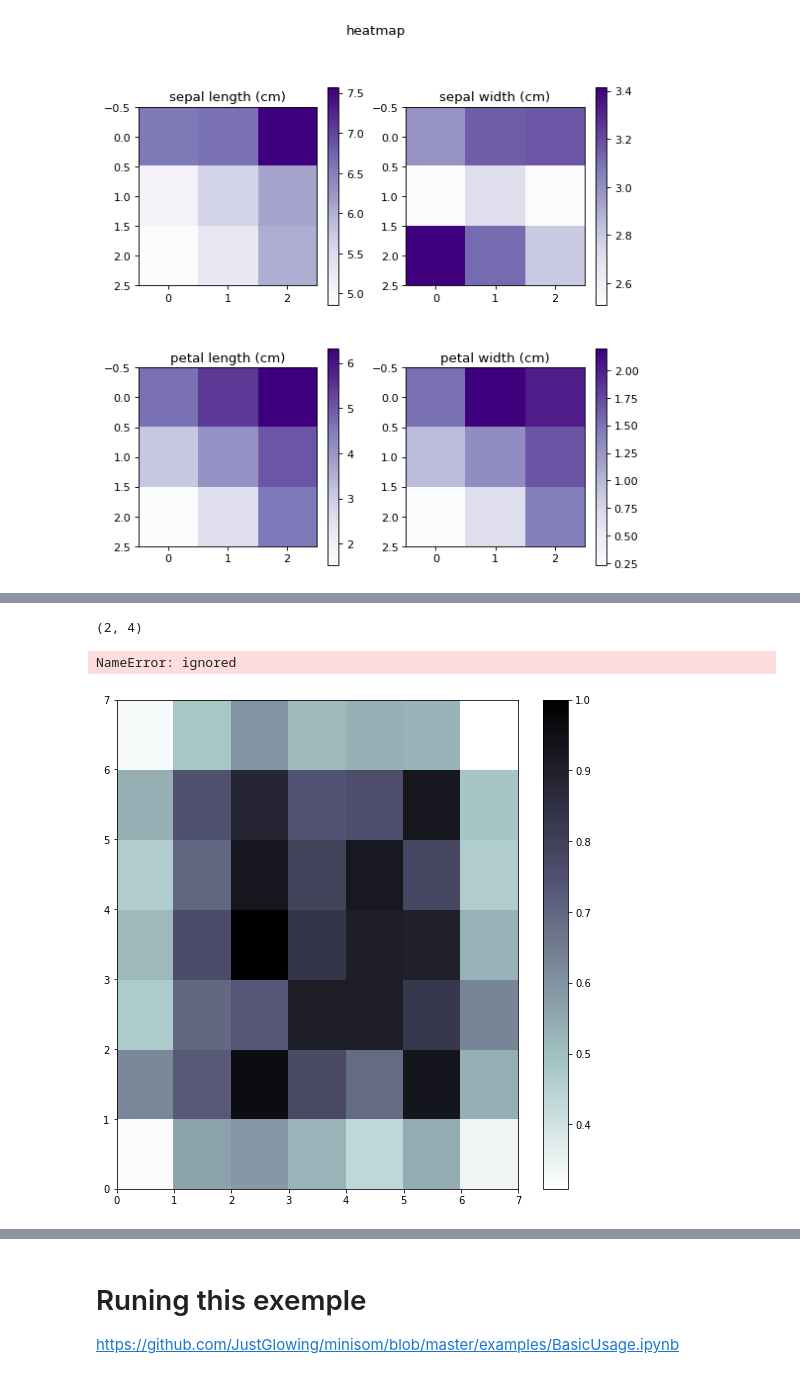
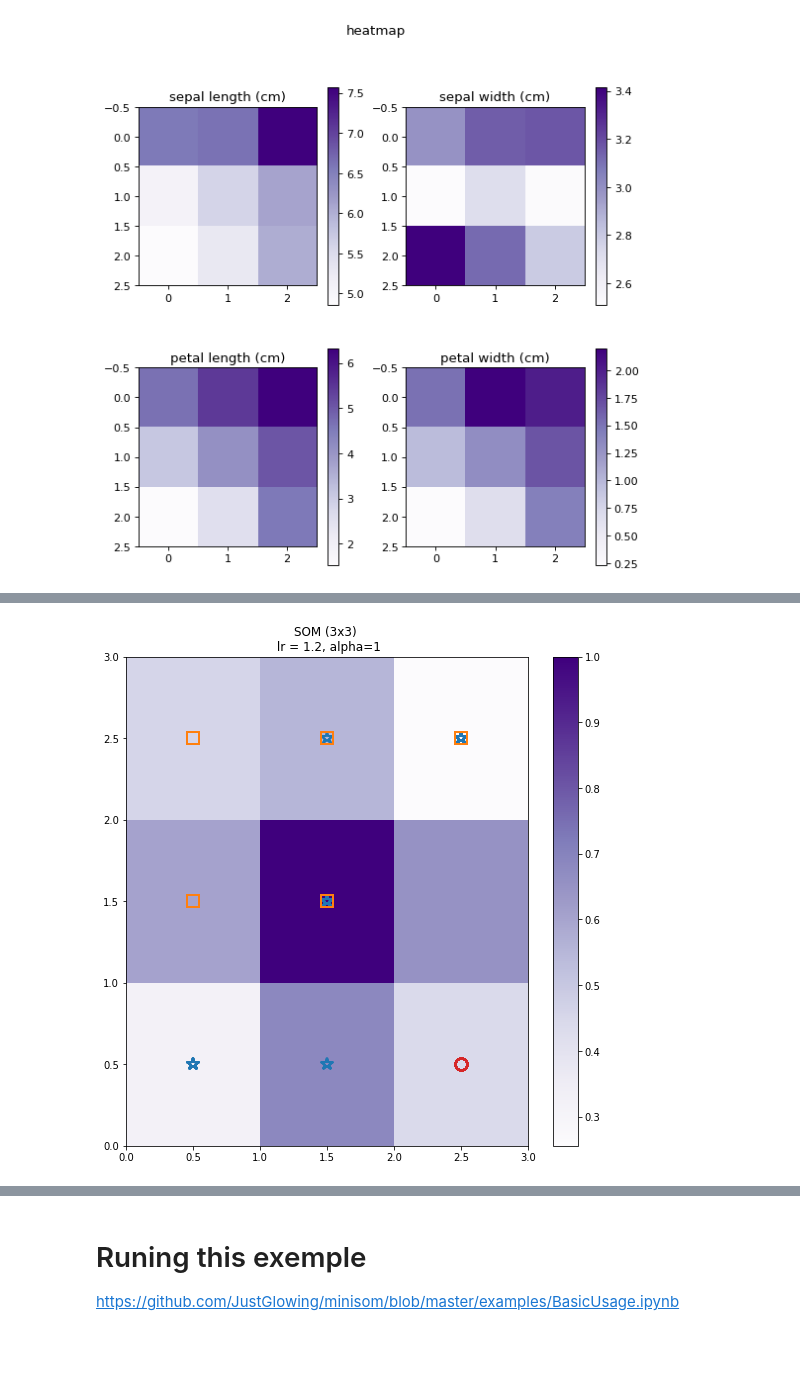
Before and after one commit to barauna-lo/Neurocomputing, a Jupyter notebook: Project_02_SOM.ipynb, the cells around one changed output, grey strips where cells are left out. Cells and saved outputs as stored; diff of their text form; code cells hidden in the pictures; blank space fills up the shorter version.

```diff
--- a/Project_02_SOM.ipynb
+++ b/Project_02_SOM.ipynb
@@ -171,9 +133,0 @@ np.random.seed(RANDOM_STATE)
-# %%
-
-iris = sklearn.datasets.load_iris()
-# %%
-iris = sklearn.datasets.load_iris()
-df = pd.DataFrame(iris.data, columns = iris.feature_names)
-df['label'] = [iris.target_names[i] for i in iris.target]
-
-sns.pairplot(df, hue = 'label')
@@ -206,4 +133,0 @@ som.train(data, 100) # trains the SOM with 100 iterations
-# %%
-som.winner(data[0])
-# %% [output]
-(2, 4)
@@ -222,23 +134,22 @@ with open('som.p', 'rb') as infile:
 # %%
-import matplotlib.pyplot as plt
-%matplotlib inline
-
+som = som_iris33
+data = iris.data
+target = iris.target
 plt.figure(figsize=(9, 9))
 
-plt.pcolor(som.distance_map().T, cmap='bone_r')  # plotting the distance map as background
+plt.pcolor(som.distance_map().T, cmap='Purples')  # plotting the distance map as background
 plt.colorbar()
 
 # Plotting the response for each pattern in the iris dataset
 # different colors and markers for each label
-markers = ['o', 's', 'D']
-colors = ['C0', 'C1', 'C2']
+markers = ['*', 's', 'D','o']
+colors = ['C0', 'C1', 'C2','C3']
 for cnt, xx in enumerate(data):
     w = som.winner(xx)  # getting the winner
     # palce a marker on the winning position for the sample xx
     plt.plot(w[0]+.5, w[1]+.5, markers[target[cnt]-1], markerfacecolor='None',
              markeredgecolor=colors[target[cnt]-1], markersize=12, markeredgewidth=2)
-
+plt.title('SOM (3x3) \n lr = 1.2, alpha=1')
 plt.show()
 # %% [output]
-NameError: ignored
-[figure, old version]
+[figure, new version]
```
Also changed, not shown: parts of 23 cells of this notebook.
